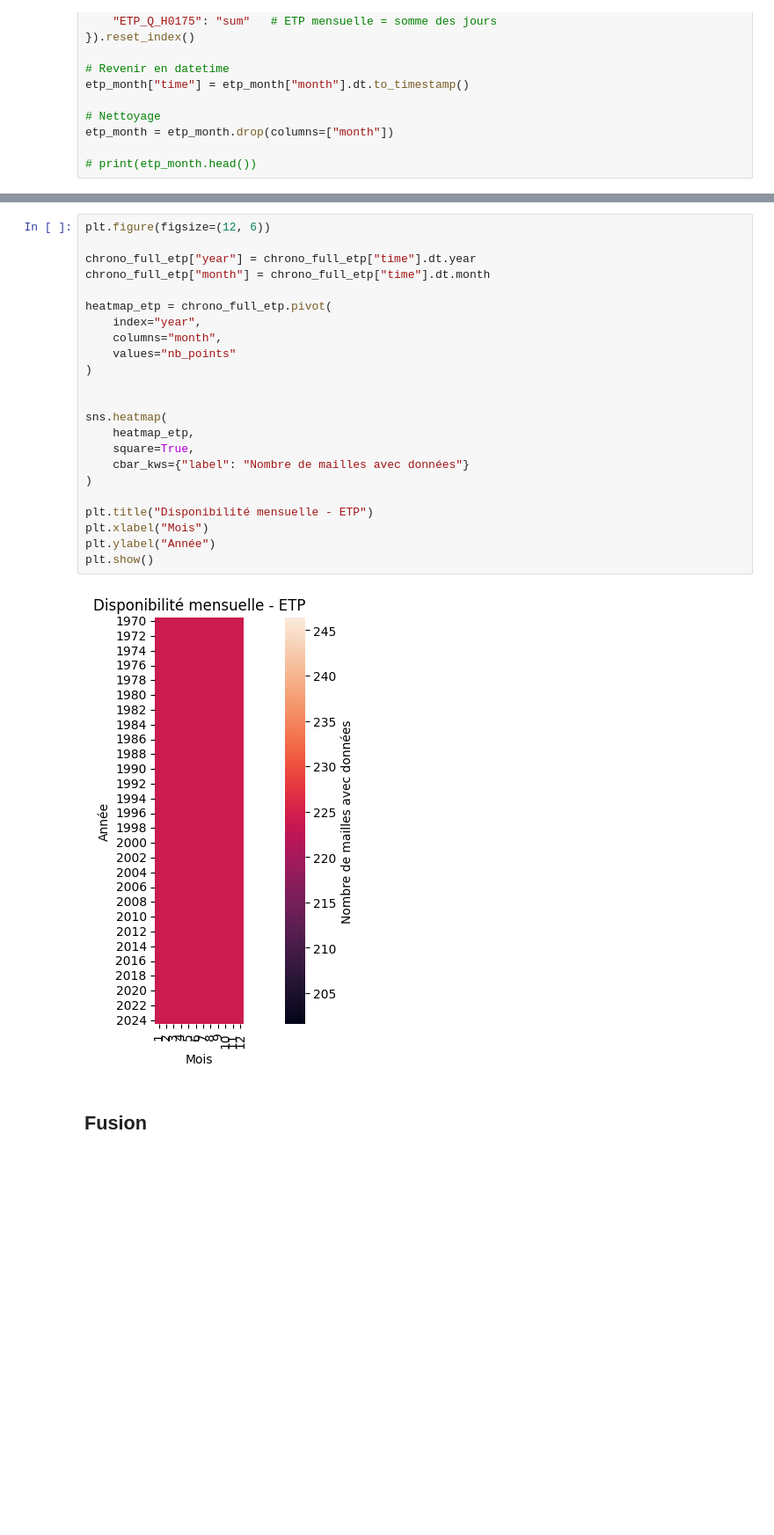
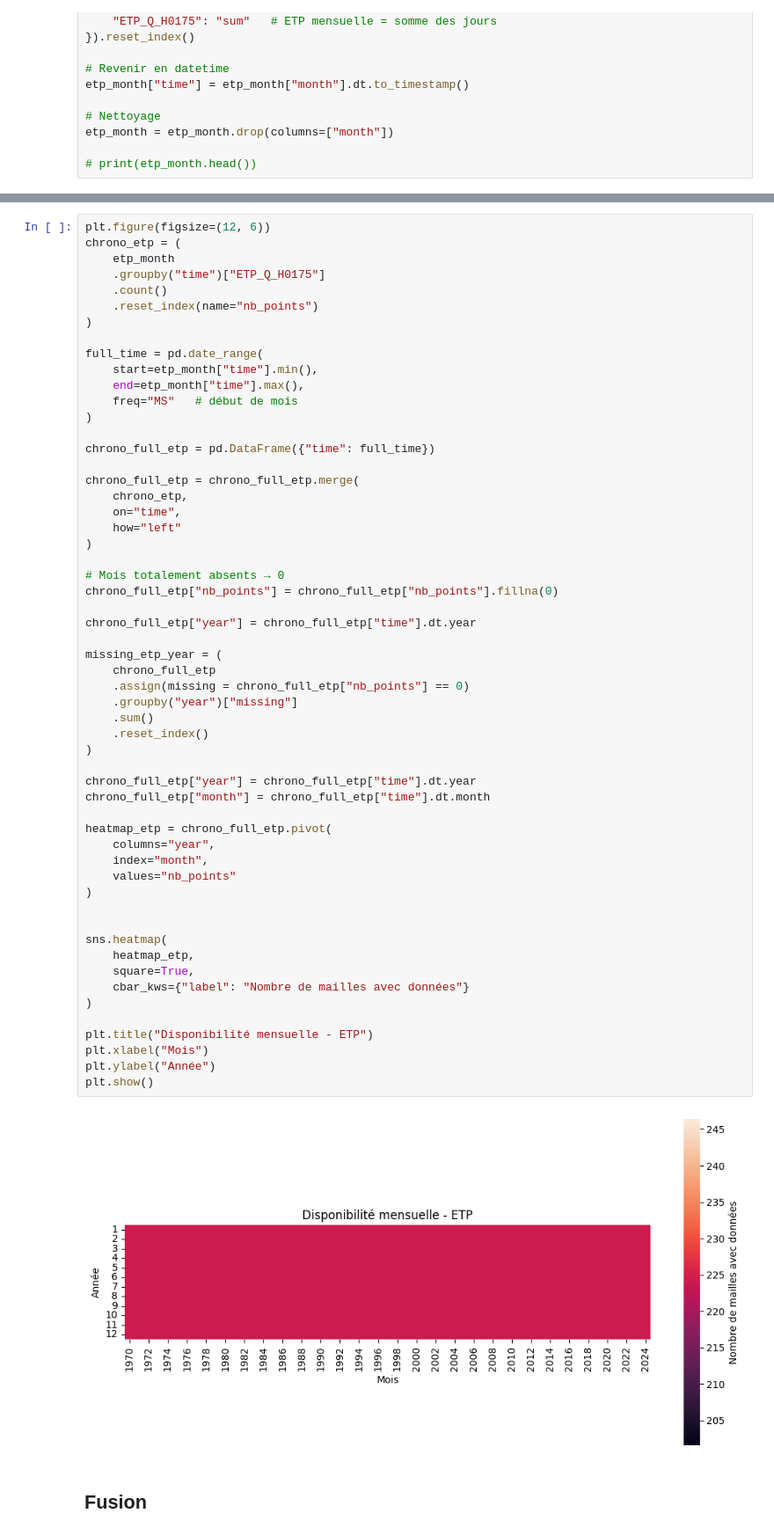
Before and after one commit to TronnoxUwU/STAGE-Junon, a Jupyter notebook: notebooks/fusion_donnees.ipynb, the cells around one changed output, grey strips where cells are left out. Shown at 88% size. Drawn from its saved outputs; the diff is of its cells as text; blank space fills up the shorter version.

```diff
--- a/notebooks/fusion_donnees.ipynb
+++ b/notebooks/fusion_donnees.ipynb
@@ -207,28 +147,61 @@ plt.show()
 # %%
 plt.figure(figsize=(12, 6))
+chrono_etp = (
+    etp_month
+    .groupby("time")["ETP_Q_H0175"]
+    .count()
+    .reset_index(name="nb_points")
+)
+
+full_time = pd.date_range(
+    start=etp_month["time"].min(),
+    end=etp_month["time"].max(),
+    freq="MS"   # début de mois
+)
+
+chrono_full_etp = pd.DataFrame({"time": full_time})
+
+chrono_full_etp = chrono_full_etp.merge(
+    chrono_etp,
+    on="time",
+    how="left"
+)
+
+# Mois totalement absents → 0
+chrono_full_etp["nb_points"] = chrono_full_etp["nb_points"].fillna(0)
+
+chrono_full_etp["year"] = chrono_full_etp["time"].dt.year
+
+missing_etp_year = (
+    chrono_full_etp
+    .assign(missing = chrono_full_etp["nb_points"] == 0)
+    .groupby("year")["missing"]
+    .sum()
+    .reset_index()
+)
 
 chrono_full_etp["year"] = chrono_full_etp["time"].dt.year
 chrono_full_etp["month"] = chrono_full_etp["time"].dt.month
 
 heatmap_etp = chrono_full_etp.pivot(
-    index="year",
-    columns="month",
+    columns="year",
+    index="month",
     values="nb_points"
 )
 
 
 sns.heatmap(
     heatmap_etp,
     square=True,
     cbar_kws={"label": "Nombre de mailles avec données"}
 )
 
 plt.title("Disponibilité mensuelle - ETP")
 plt.xlabel("Mois")
 plt.ylabel("Année")
 plt.show()
 # %% [output]
-[figure, old version]
+[figure, new version]
 # %% [markdown]
 ## Fusion
 # %%
```
Also changed, not shown: parts of 2 cells of this notebook.
